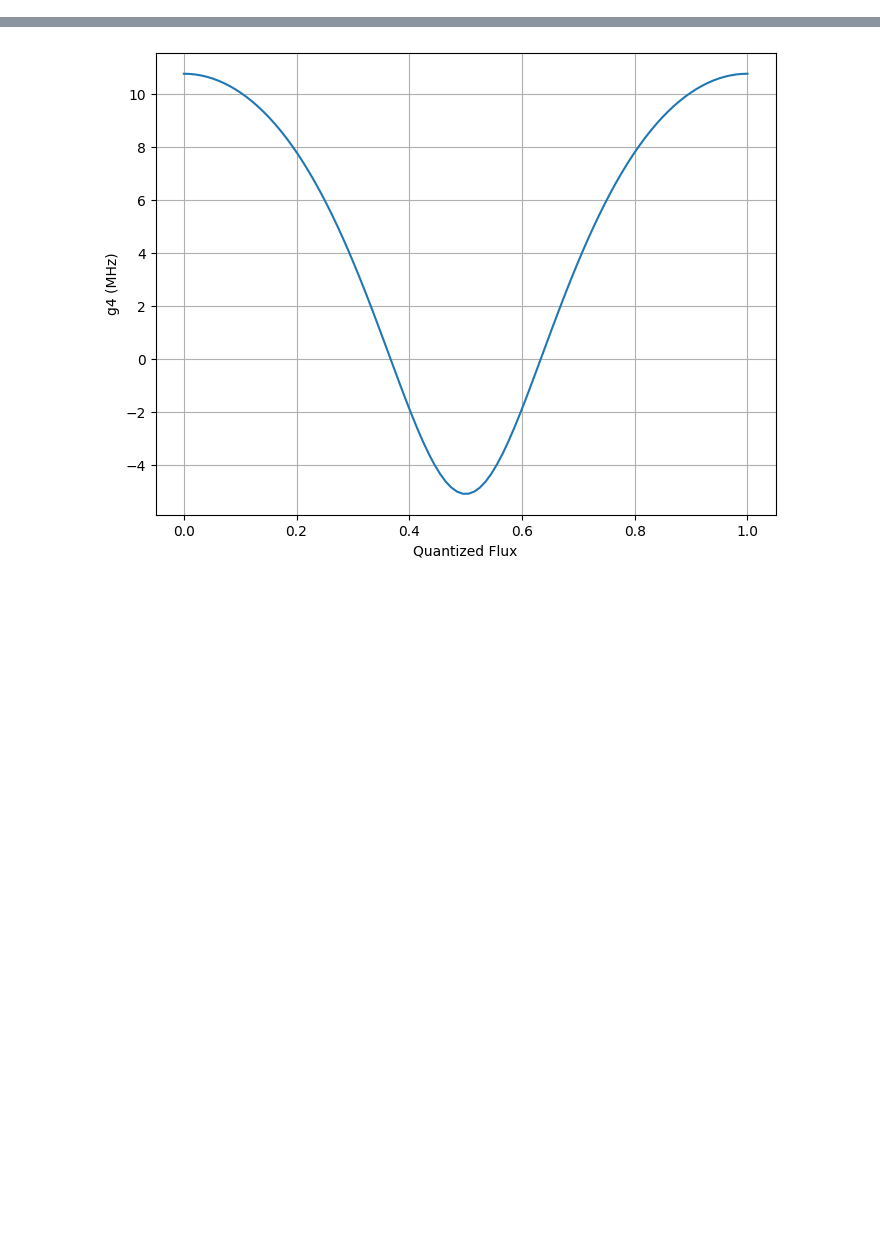
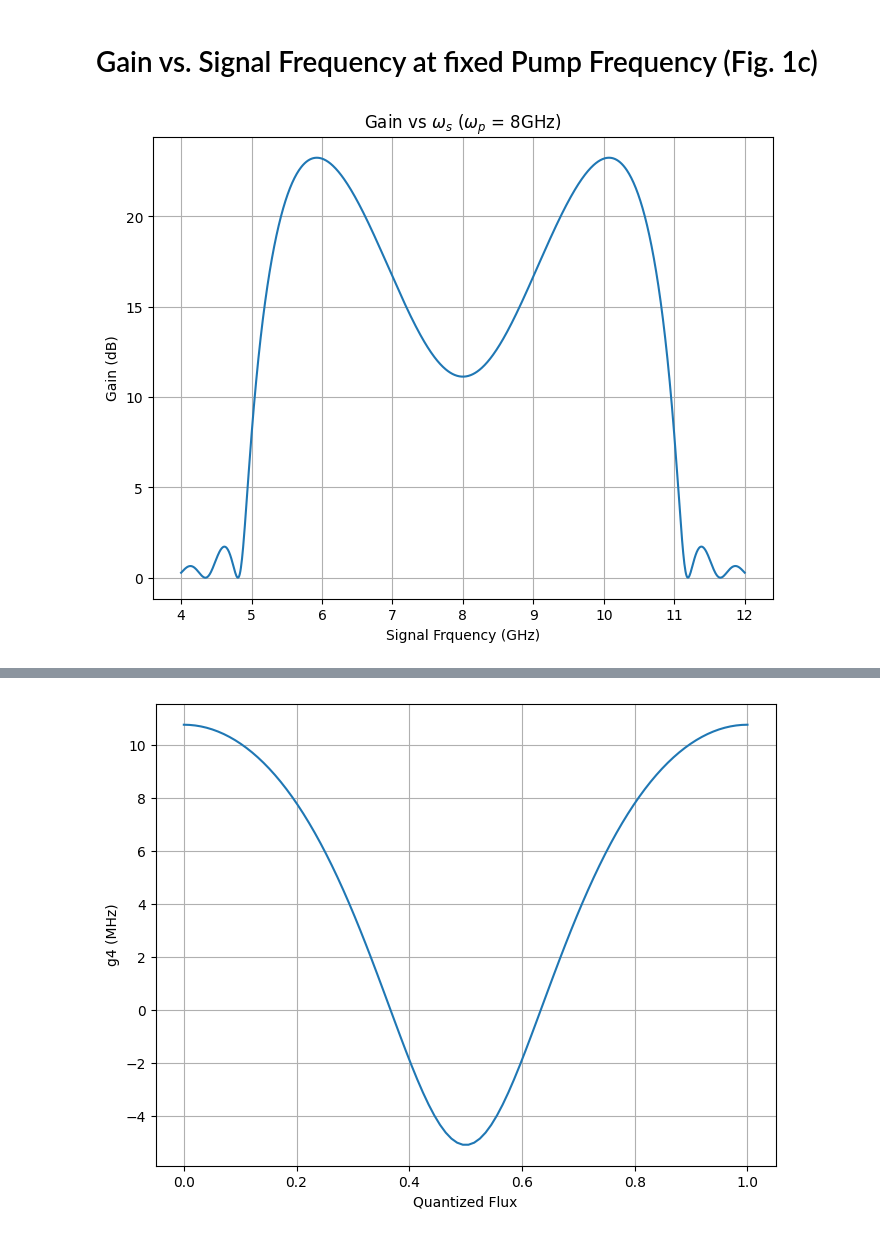
Before and after one commit to eliaslehman/AQT, a Jupyter notebook: Reverse Kerr Simulation.ipynb, the cells around one changed output, grey strips where cells are left out. Saved outputs shown, nothing was run; the diff lists cells and outputs as text; code cells hidden in the pictures; blank space fills up the shorter version.

```diff
--- a/Reverse Kerr Simulation.ipynb
+++ b/Reverse Kerr Simulation.ipynb
@@ -262,0 +265,15 @@ def plot(func, x, lables=None, title=None):
+# %% [markdown]
+# Gain vs. Signal Frequency at fixed Pump Frequency (Fig. 1c)
+# %%
+omega_s_range = np.linspace(4, 12, 1000)
+gain_values = sim.gain_vs_freq(omega_s_range)
+
+plt.figure(figsize=(8, 6))
+plt.plot(omega_s_range, gain_values)
+plt.xlabel('Signal Frquency (GHz)')
+plt.ylabel(r'Gain (dB)')
+plt.title(r'Gain vs $\omega_s$ ($\omega_p$ = 8GHz)')
+plt.grid(True)
+plt.show()
+# %% [output]
+[figure, added]
```
Also changed, not shown: parts of 34 cells of this notebook, 24 other files.
